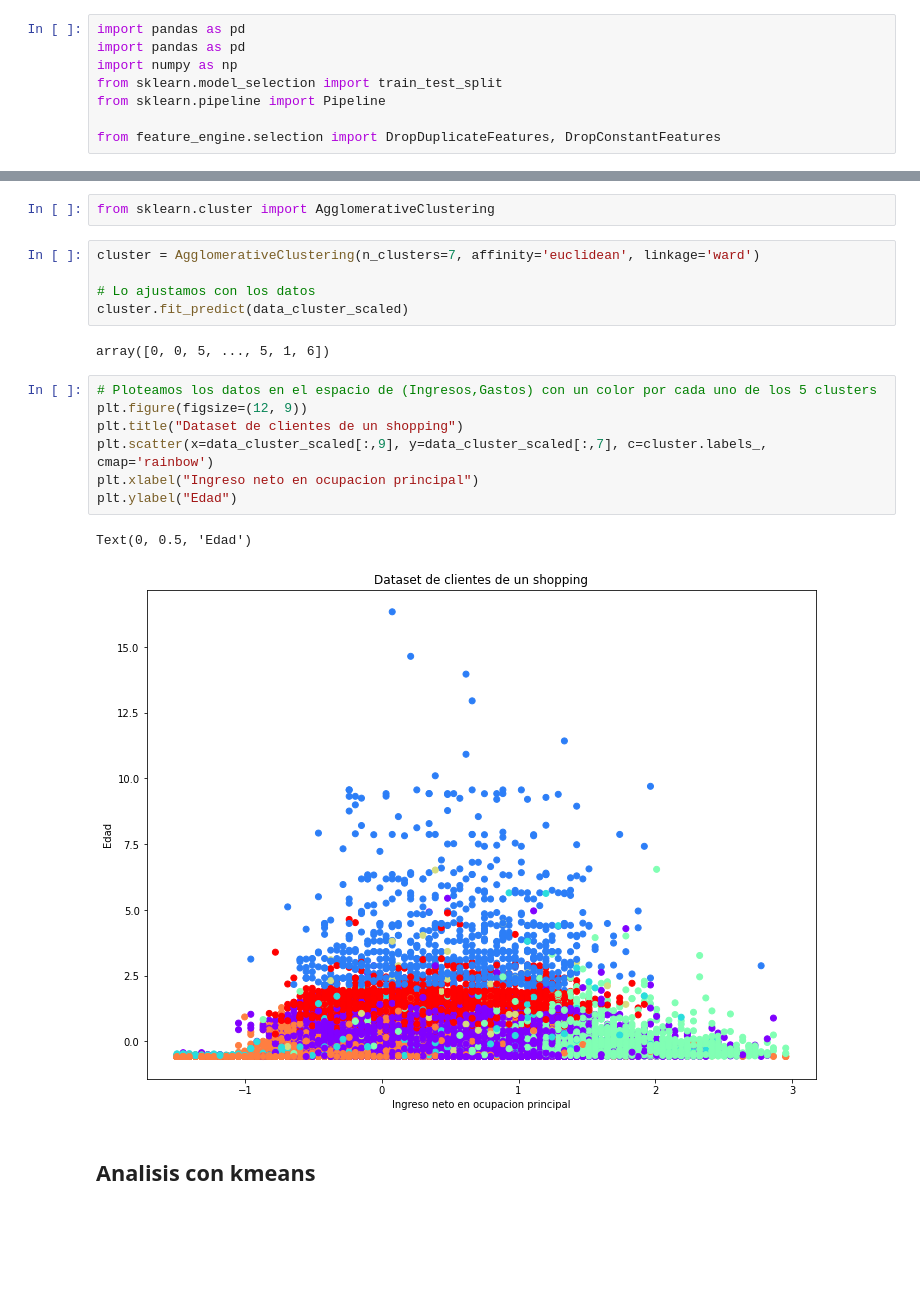
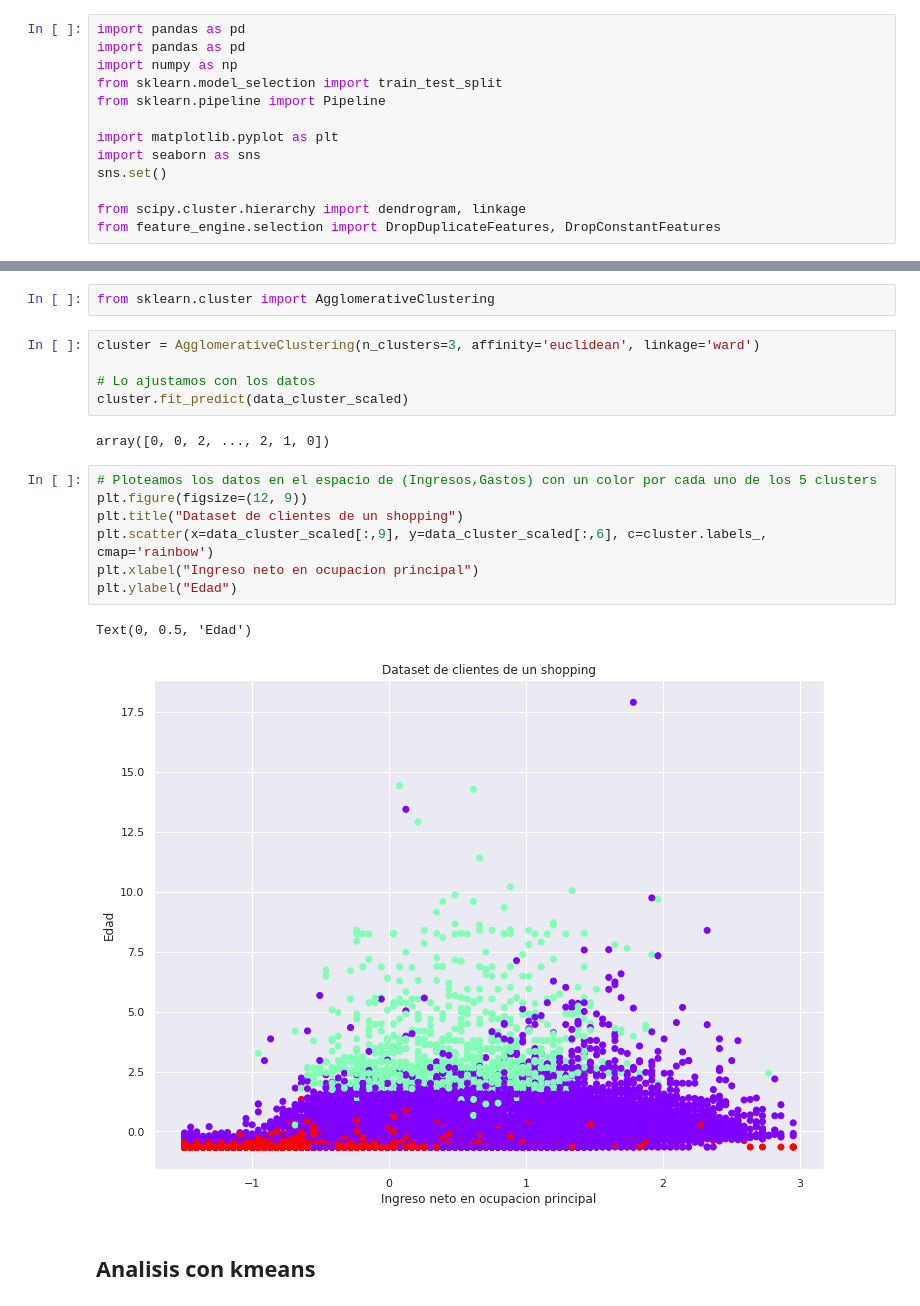
Before and after one commit to jhon2301922021/Proyecto_encuestas, a Jupyter notebook: Analisis de Proceso jerarquico y clasificacion por kmeas.ipynb, the cells around one changed output, grey strips where cells are left out. Drawn from its saved outputs; the diff is of its cells as text; blank space fills up the shorter version.

```diff
--- a/Analisis de Proceso jerarquico y clasificacion por kmeas.ipynb
+++ b/Analisis de Proceso jerarquico y clasificacion por kmeas.ipynb
@@ -5,6 +5,11 @@ import numpy as np
 from sklearn.model_selection import train_test_split
 from sklearn.pipeline import Pipeline
 
+import matplotlib.pyplot as plt
+import seaborn as sns
+sns.set()
+
+from scipy.cluster.hierarchy import dendrogram, linkage
 from feature_engine.selection import DropDuplicateFeatures, DropConstantFeatures
 # %%
 data_origin=pd.read_excel('dataset2.xlsx')
@@ -474,22 +508,22 @@ Se observa que el corte intersecta con 7 líneas verticales, esto significa que
 # %%
 from sklearn.cluster import AgglomerativeClustering
 # %%
-cluster = AgglomerativeClustering(n_clusters=7, affinity='euclidean', linkage='ward')
+cluster = AgglomerativeClustering(n_clusters=3, affinity='euclidean', linkage='ward')
 
 # Lo ajustamos con los datos
 cluster.fit_predict(data_cluster_scaled)
 # %% [output]
-array([0, 0, 5, ..., 5, 1, 6])
+array([0, 0, 2, ..., 2, 1, 0])
 # %%
 # Ploteamos los datos en el espacio de (Ingresos,Gastos) con un color por cada uno de los 5 clusters
 plt.figure(figsize=(12, 9))
 plt.title("Dataset de clientes de un shopping")
-plt.scatter(x=data_cluster_scaled[:,9], y=data_cluster_scaled[:,7], c=cluster.labels_, cmap='rainbow')
+plt.scatter(x=data_cluster_scaled[:,9], y=data_cluster_scaled[:,6], c=cluster.labels_, cmap='rainbow')
 plt.xlabel("Ingreso neto en ocupacion principal")
 plt.ylabel("Edad")
 # %% [output]
 Text(0, 0.5, 'Edad')
-[figure, old version]
+[figure, new version]
 # %% [markdown]
 ## Analisis con kmeans
 # %%
```
Also changed, not shown: parts of 15 cells of this notebook.
